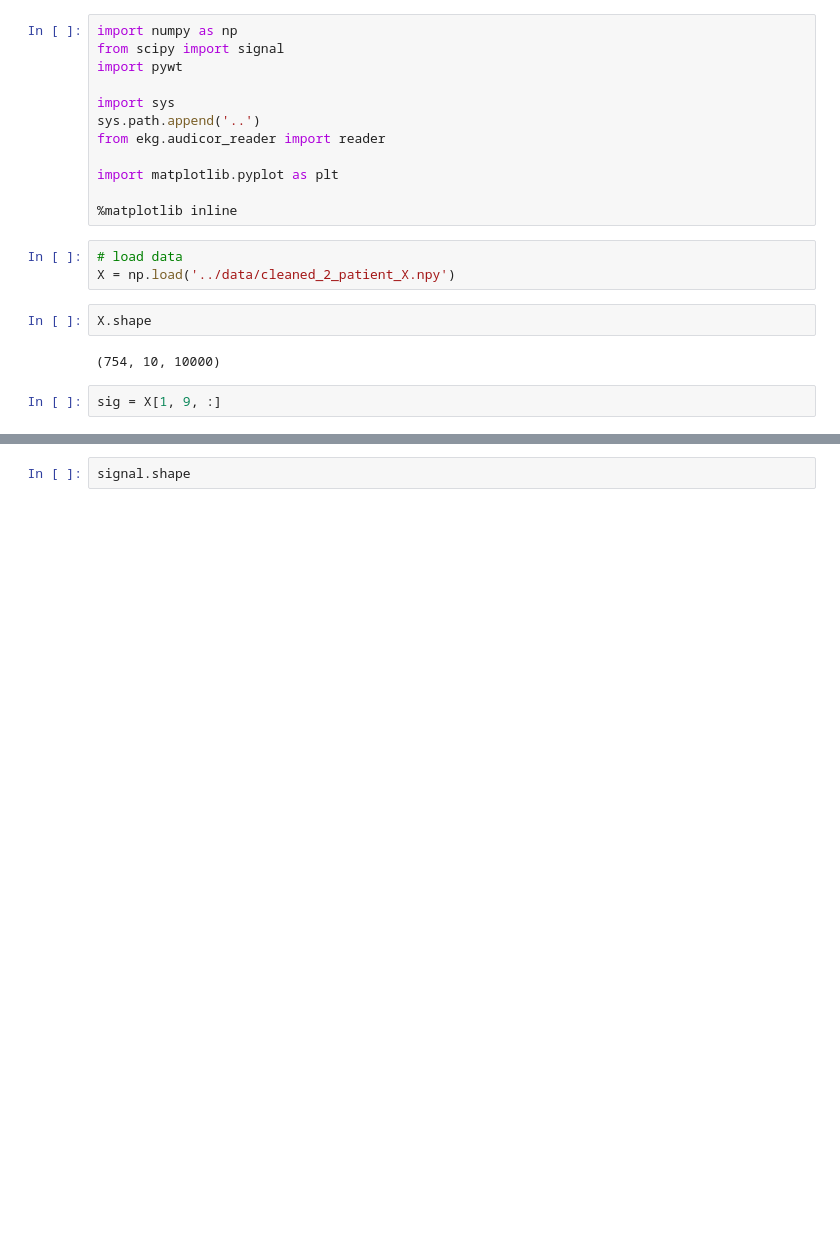
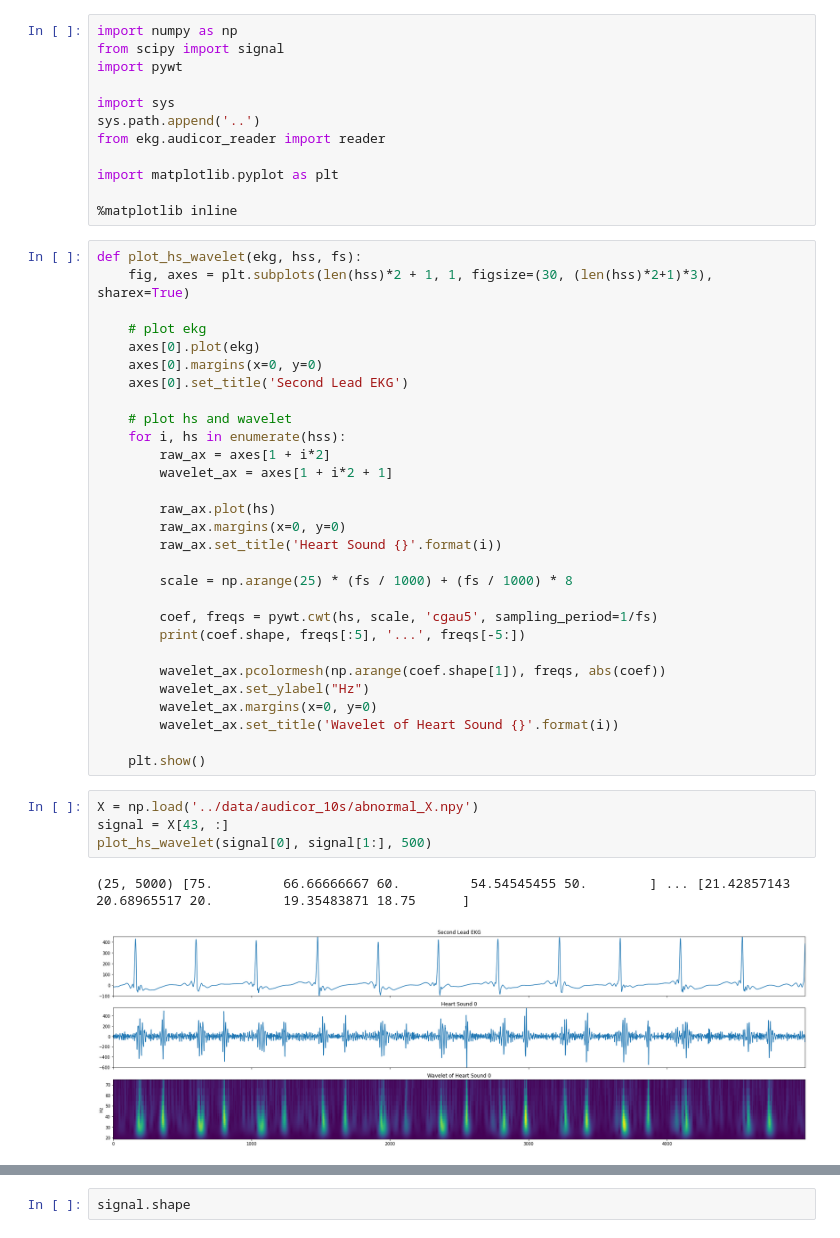
Before and after one commit to writerwriter/ekg, a Jupyter notebook: notebooks/wavelet.ipynb, the cells around one changed output, grey strips where cells are left out. Cells and saved outputs as stored; diff of their text form; blank space fills up the shorter version.

```diff
--- a/notebooks/wavelet.ipynb
+++ b/notebooks/wavelet.ipynb
@@ -10,13 +10,40 @@ from ekg.audicor_reader import reader
 import matplotlib.pyplot as plt
 
 %matplotlib inline
-# %%
-# load data
-X = np.load('../data/cleaned_2_patient_X.npy')
-# %%
-X.shape
-# %% [output]
-(754, 10, 10000)
-# %%
-sig = X[1, 9, :]
+# %%
+def plot_hs_wavelet(ekg, hss, fs):
+    fig, axes = plt.subplots(len(hss)*2 + 1, 1, figsize=(30, (len(hss)*2+1)*3), sharex=True)
+
+    # plot ekg
+    axes[0].plot(ekg)
+    axes[0].margins(x=0, y=0)
+    axes[0].set_title('Second Lead EKG')
+
+    # plot hs and wavelet
+    for i, hs in enumerate(hss):
+        raw_ax = axes[1 + i*2]
+        wavelet_ax = axes[1 + i*2 + 1]
+
+        raw_ax.plot(hs)
+        raw_ax.margins(x=0, y=0)
+        raw_ax.set_title('Heart Sound {}'.format(i))
+
+        scale = np.arange(25) * (fs / 1000) + (fs / 1000) * 8
+
+        coef, freqs = pywt.cwt(hs, scale, 'cgau5', sampling_period=1/fs)
+        print(coef.shape, freqs[:5], '...', freqs[-5:])
+
+        wavelet_ax.pcolormesh(np.arange(coef.shape[1]), freqs, abs(coef))
+        wavelet_ax.set_ylabel("Hz")
+        wavelet_ax.margins(x=0, y=0)
+        wavelet_ax.set_title('Wavelet of Heart Sound {}'.format(i))
+
+    plt.show()
+# %%
+X = np.load('../data/audicor_10s/abnormal_X.npy')
+signal = X[43, :]
+plot_hs_wavelet(signal[0], signal[1:], 500)
+# %% [output]
+(25, 5000) [75.         66.66666667 60.         54.54545455 50.        ] ... [21.42857143 20.68965517 20.         19.35483871 18.75      ]
+[figure, added]
 # %%
```
Also changed, not shown: parts of 10 cells of this notebook, 2 other files.
